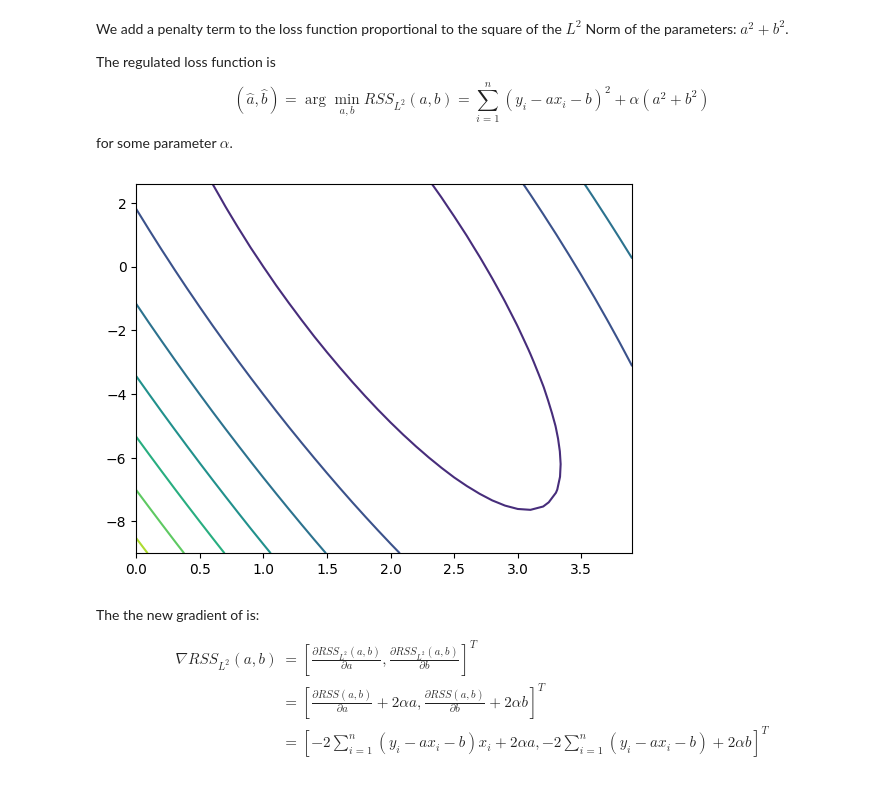
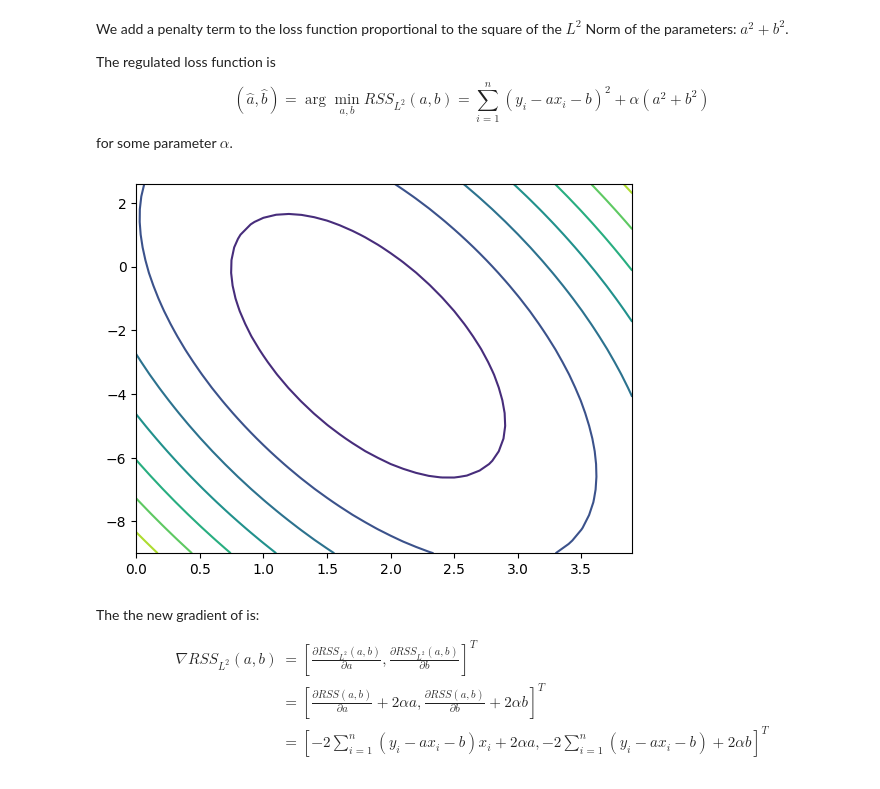
Before and after one commit to kallefrisk/Schoolwork, a Jupyter notebook: Python/DeepLearning/Regularization of linear regression with norms and constraints.ipynb, the cells around one changed output. Cells and saved outputs as stored; diff of their text form; code cells hidden in the pictures.

```diff
--- a/Python/DeepLearning/Regularization of linear regression with norms and constraints.ipynb
+++ b/Python/DeepLearning/Regularization of linear regression with norms and constraints.ipynb
@@ -66,9 +66,9 @@ def grad_desc_rss2(K, a0, b0, X, Y, learning_eps, f, ff, verbose):
         ahigh = np.max(a)
         ahigh = np.max([ahigh, a0+2])
         blow = np.min(b)
-        blow = np.min([blow, b0-9])
+        blow = np.min([blow, b0-6])
         bhigh = np.max(b)
-        bhigh = np.max([bhigh, b0+9])
+        bhigh = np.max([bhigh, b0+6])
         [A, B] = np.meshgrid(np.linspace(alow, ahigh, 100), np.linspace(blow, bhigh, 100))
         plt.contour(A, B, f(A, B, X, Y), cmap="viridis")
         plt.show()
@@ -89,7 +89,7 @@ N = 10
 X = np.arange(0, 10, 1)
 Y = a0 * X + b0 + np.random.normal(0, 10, 10)
 
-A, B = grad_desc_rss2(100, a0, b0, X, Y, 0.001, rss2, grad_rss2, False)
+A, B = grad_desc_rss2(1000, a0, b0, X, Y, 0.001, rss2, grad_rss2, False)
 
 fig, ax = plt.subplots()
 ax.plot(X, Y, "rx", label="Data")
@@ -174,20 +174,20 @@ The regulated loss function is
 $$(\hat a, \hat b) = \arg \min_{a,b} RSS_{L^2}(a,b)=\sum_{i=1}^{n}(y_i- a x_i - b)^2 + \alpha(a^2 + b^2)$$
 for some parameter $\alpha$.
 # %%
-alpha =0.1
+# alpha =0.1
 # alpha =1
-# alpha =10
+alpha =10
 
 def L2(a, b, X, Y):
     return rss2(a, b, X, Y) + alpha*(a**2 + b**2)
 
 [A,B] = np.meshgrid(np.arange(a0-2, a0+2, 0.1,), np.arange(b0-6, b0+6, 0.4))
 
 fig, ax = plt.subplots()
 ax.contour(np.arange(a0-2, a0+2, 0.1,), np.arange(b0-6, b0+6, 0.4), L2(A, B, X, Y))
 plt.show()
 # %% [output]
-[figure, old version]
+[figure, new version]
 # %% [markdown]
 The the new gradient of is:
 
```
Also changed, not shown: parts of 9 cells of this notebook.
